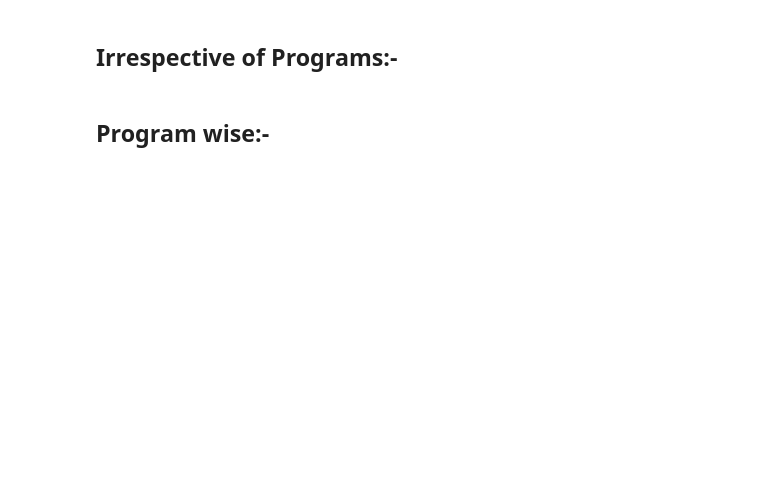
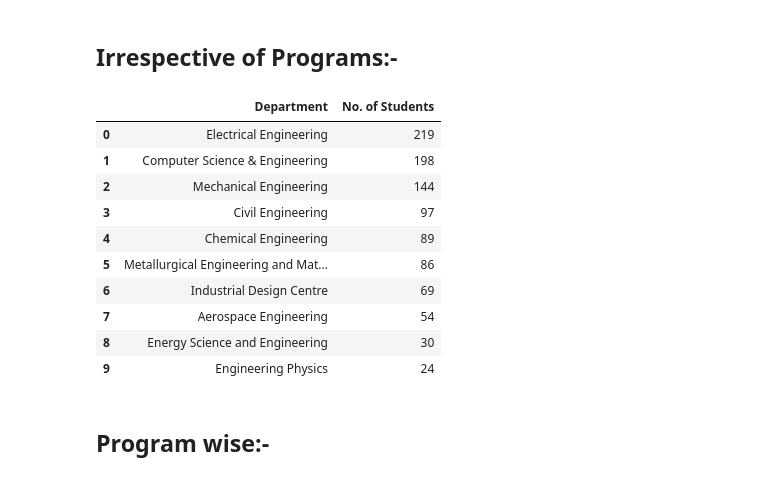
Before and after one commit to AniketMondal/DataAnalysis, a Jupyter notebook: IITB_Placement_2021/Allocation_Analysis.ipynb, the cells around one changed output. Saved outputs shown, nothing was run; the diff lists cells and outputs as text; code cells hidden in the pictures; blank space fills up the shorter version.

```diff
--- a/IITB_Placement_2021/Allocation_Analysis.ipynb
+++ b/IITB_Placement_2021/Allocation_Analysis.ipynb
@@ -167,11 +415,22 @@ top_branches.head(20)
 # %% [markdown]
 ## Irrespective of Programs:-
 # %%
-top_branches_all = top_branches.groupby("Department",as_index=False)["Roll"].sum()
-top_branches_all = top_branches_all.sort_values(["Roll","Department"],ascending=[0,1])
-top_branches_all.reset_index(drop = True, inplace = True)
-top_branches_all.rename({"Roll":"No. of Students"},axis=1,inplace = True)                          # EXPORT AS SHEET
+top_branches_all = top_branches.groupby("Department",as_index=False)["No. of Students"].sum()
+top_branches_all = top_branches_all.sort_values(["No. of Students","Department"],ascending=[0,1])
+top_branches_all.reset_index(drop = True, inplace = True)                         # EXPORT AS SHEET
 top_branches_all.head(10)
+# %% [output]
+|  | Department | No. of Students |
+| 0 | Electrical Engineering | 219 |
+| 1 | Computer Science & Engineering | 198 |
+| 2 | Mechanical Engineering | 144 |
+| 3 | Civil Engineering | 97 |
+| 4 | Chemical Engineering | 89 |
+| 5 | Metallurgical Engineering and Mat... | 86 |
+| 6 | Industrial Design Centre | 69 |
+| 7 | Aerospace Engineering | 54 |
+| 8 | Energy Science and Engineering | 30 |
+| 9 | Engineering Physics | 24 |
 # %% [markdown]
 ## Program wise:-
 # %%
```
Also changed, not shown: parts of 31 cells of this notebook, 1 other file.
